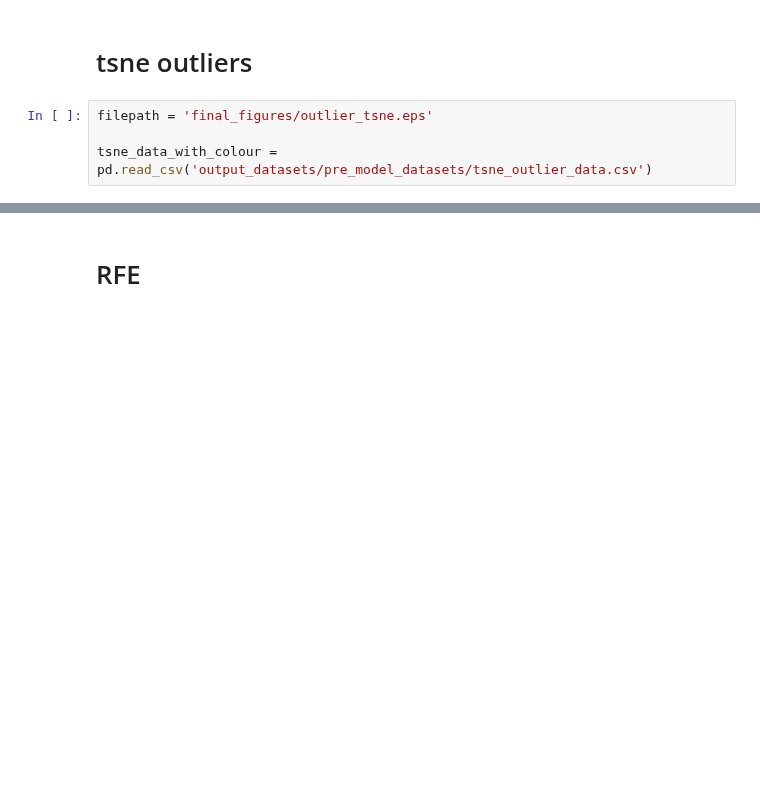
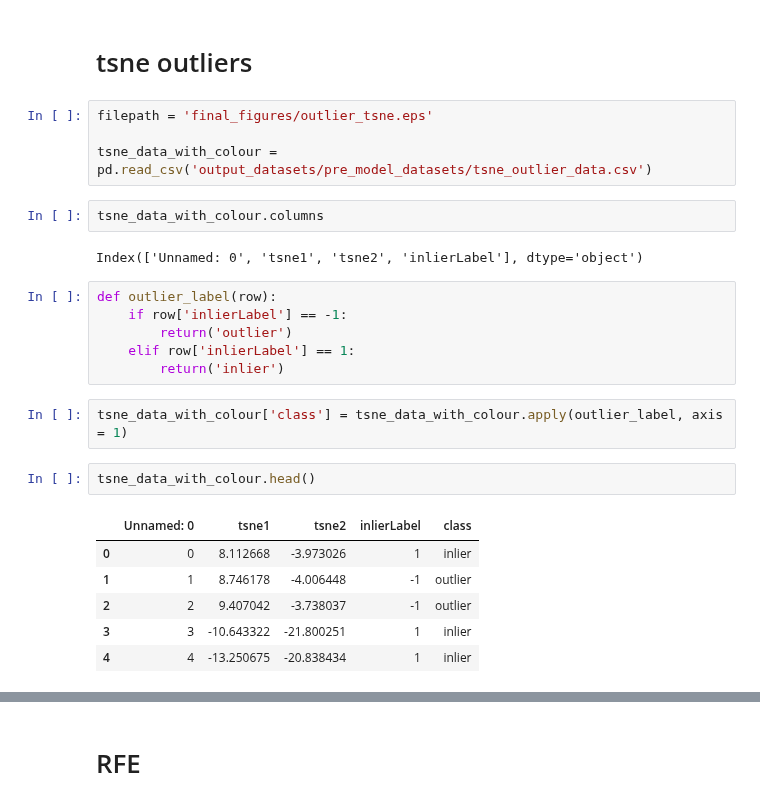
Before and after one commit to Spelaeo123/Machine_Learning, a Jupyter notebook: paper_1_notebooks/visualisations.ipynb, the cells around one changed output, grey strips where cells are left out. Cells and saved outputs as stored; diff of their text form; blank space fills up the shorter version.

```diff
--- a/paper_1_notebooks/visualisations.ipynb
+++ b/paper_1_notebooks/visualisations.ipynb
@@ -82,6 +82,27 @@ if save_plots == True:
 filepath = 'final_figures/outlier_tsne.eps'
 
 tsne_data_with_colour = pd.read_csv('output_datasets/pre_model_datasets/tsne_outlier_data.csv')
+# %%
+tsne_data_with_colour.columns
+# %% [output]
+Index(['Unnamed: 0', 'tsne1', 'tsne2', 'inlierLabel'], dtype='object')
+# %%
+def outlier_label(row):
+    if row['inlierLabel'] == -1:
+        return('outlier')
+    elif row['inlierLabel'] == 1:
+        return('inlier')
+# %%
+tsne_data_with_colour['class'] = tsne_data_with_colour.apply(outlier_label, axis = 1)
+# %%
+tsne_data_with_colour.head()
+# %% [output]
+|  | Unnamed: 0 | tsne1 | tsne2 | inlierLabel | class |
+| 0 | 0 | 8.112668 | -3.973026 | 1 | inlier |
+| 1 | 1 | 8.746178 | -4.006448 | -1 | outlier |
+| 2 | 2 | 9.407042 | -3.738037 | -1 | outlier |
+| 3 | 3 | -10.643322 | -21.800251 | 1 | inlier |
+| 4 | 4 | -13.250675 | -20.838434 | 1 | inlier |
 # %%
 sns.set(rc={'figure.figsize':(2.8,2.8)})
 
```
Also changed, not shown: parts of 1 cell of this notebook, 3 other files.
